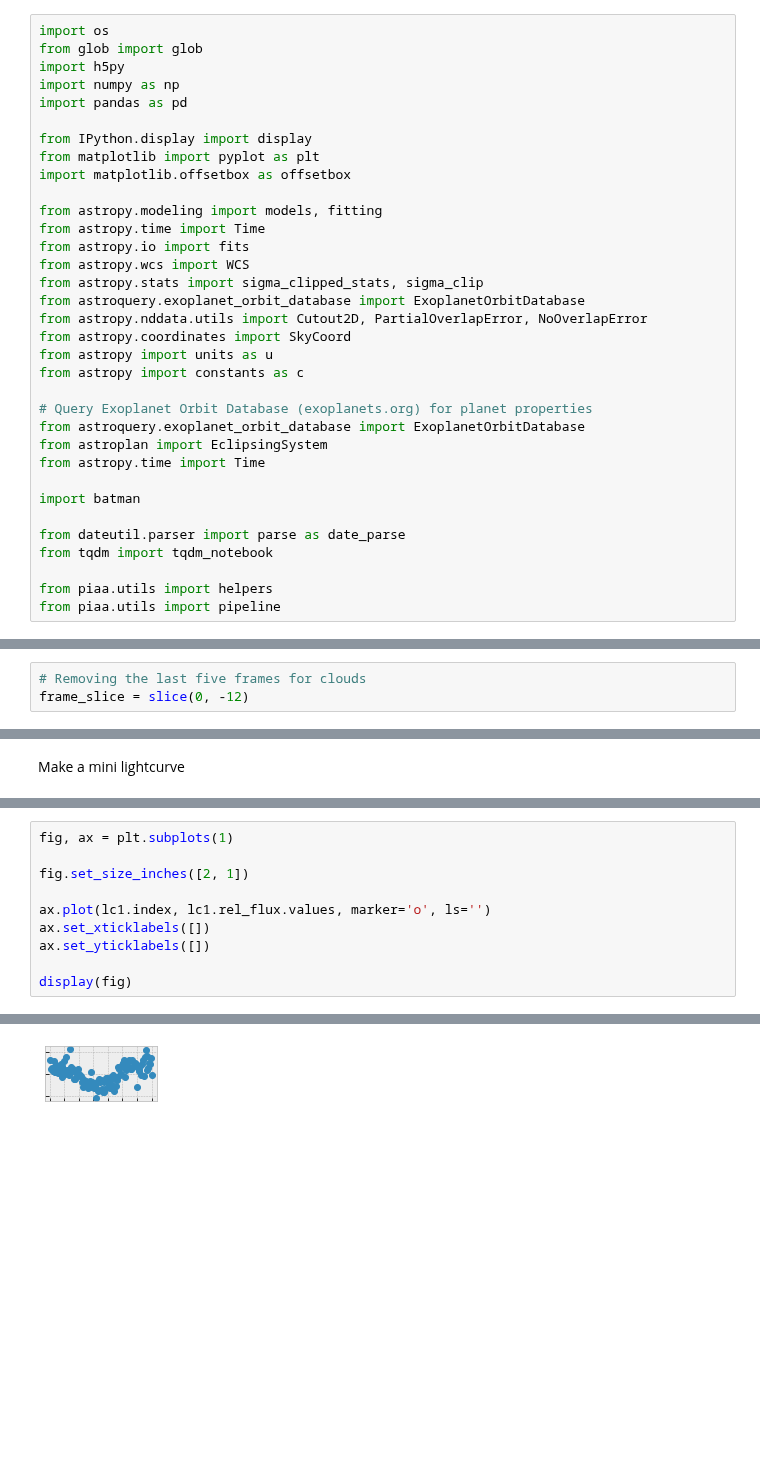
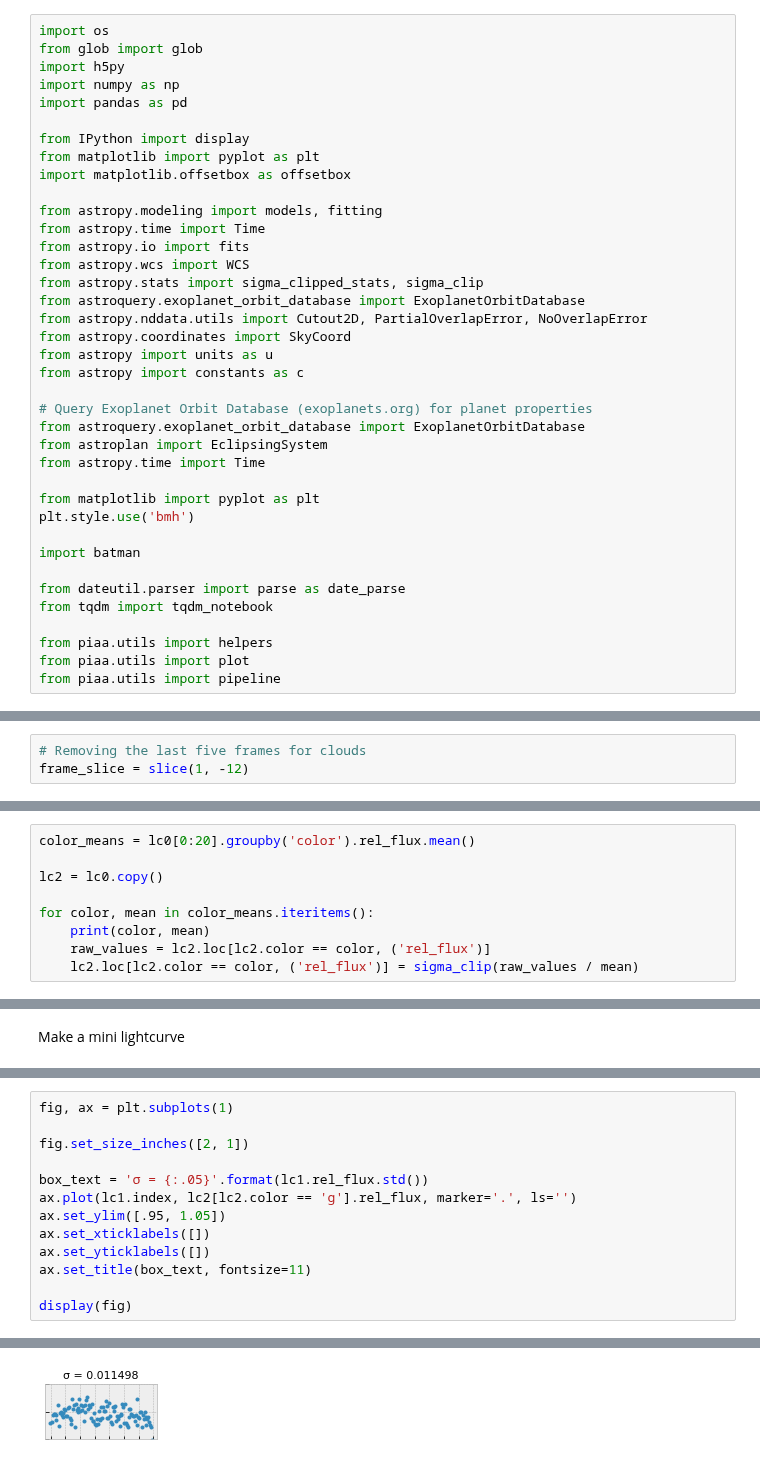
Before and after one commit to panoptes/panoptes-pipeline, a Jupyter notebook: examples/notebooks/ProcessTargetExample.ipynb, the cells around one changed output, grey strips where cells are left out. Cells and saved outputs as stored; diff of their text form; blank space fills up the shorter version.

```diff
--- a/examples/notebooks/ProcessTargetExample.ipynb
+++ b/examples/notebooks/ProcessTargetExample.ipynb
@@ -7,7 +7,7 @@ import h5py
 import numpy as np
 import pandas as pd
 
-from IPython.display import display
+from IPython import display
 from matplotlib import pyplot as plt
 import matplotlib.offsetbox as offsetbox
 
@@ -27,11 +27,15 @@ from astroquery.exoplanet_orbit_database import ExoplanetOrbitDatabase
 from astroplan import EclipsingSystem
 from astropy.time import Time
 
+from matplotlib import pyplot as plt
+plt.style.use('bmh')
+
 import batman
 
 from dateutil.parser import parse as date_parse
 from tqdm import tqdm_notebook
 
 from piaa.utils import helpers
+from piaa.utils import plot
 from piaa.utils import pipeline
 # %% [output]
@@ -278,5 +285,5 @@ time: 10.1 s
 The target PSC and all source PSC are normalized on a frame-by-frame basis in order to determine the morphology of the source on an invidiual frames. The target PSC is then compared frame by frame for the entire observation sequence, returning the sum of summed squared difference of each target and source frame.
 # %%
 # Removing the last five frames for clouds
-frame_slice = slice(0, -12)
+frame_slice = slice(1, -12)
 # %% [output]
@@ -711,0 +517,9 @@ time: 469 ms
+# %%
+color_means = lc0[0:20].groupby('color').rel_flux.mean()
+
+lc2 = lc0.copy()
+
+for color, mean in color_means.iteritems():
+    print(color, mean)
+    raw_values = lc2.loc[lc2.color == color, ('rel_flux')]
+    lc2.loc[lc2.color == color, ('rel_flux')] = sigma_clip(raw_values / mean)
@@ -756,9 +570,12 @@ fig, ax = plt.subplots(1)
 
 fig.set_size_inches([2, 1])
 
-ax.plot(lc1.index, lc1.rel_flux.values, marker='o', ls='')
+box_text = 'σ = {:.05}'.format(lc1.rel_flux.std())
+ax.plot(lc1.index, lc2[lc2.color == 'g'].rel_flux, marker='.', ls='')
+ax.set_ylim([.95, 1.05])
 ax.set_xticklabels([])
 ax.set_yticklabels([])
+ax.set_title(box_text, fontsize=11)
 
 display(fig)
 # %% [output]
@@ -765 +583 @@ display(fig)
-[figure, old version]
+[figure, new version]
```
Also changed, not shown: parts of 81 cells of this notebook, 6 other files.
